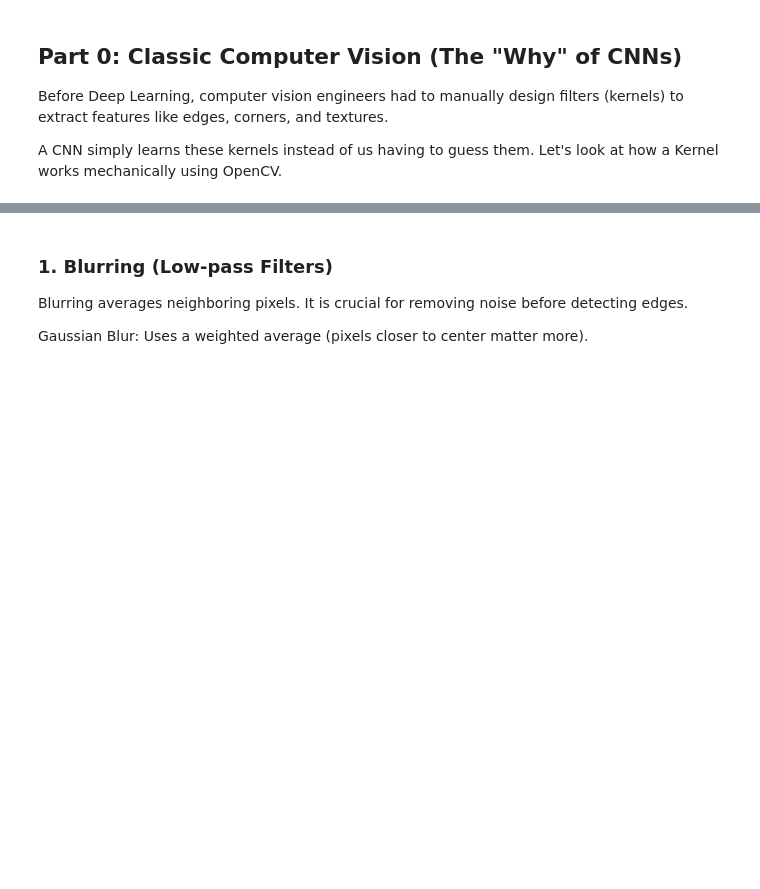
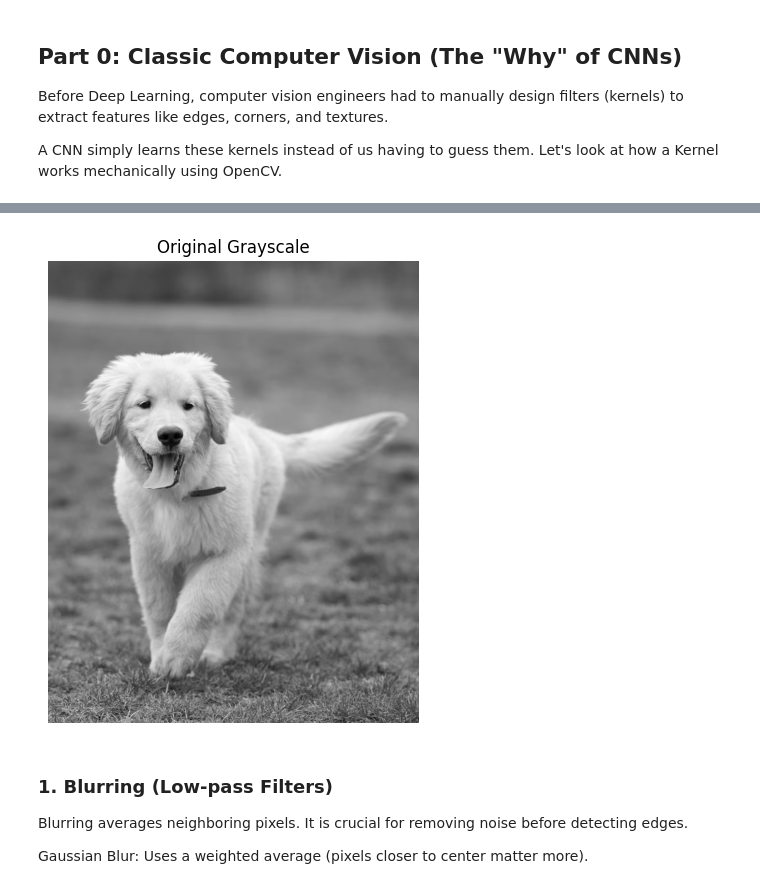
Before and after one commit to bberrium/Picsart-Academy, a Jupyter notebook: Phase 3/DL/notebooks/CV_and_Convolutional_Neural_Networks.ipynb, the cells around one changed output, grey strips where cells are left out. Drawn from its saved outputs; the diff is of its cells as text; code cells hidden in the pictures; blank space fills up the shorter version.

```diff
--- a/Phase 3/DL/notebooks/CV_and_Convolutional_Neural_Networks.ipynb
+++ b/Phase 3/DL/notebooks/CV_and_Convolutional_Neural_Networks.ipynb
@@ -28,13 +46,16 @@ Before Deep Learning, computer vision engineers had to manually design filters (
 
 A CNN simply learns these kernels instead of us having to guess them. Let's look at how a Kernel works mechanically using OpenCV.
 # %%
+%pip install opencv-python
 import cv2
 import numpy as np
 import matplotlib.pyplot as plt
 
 # Download/Load the image (if not already loaded)
 # We use grayscale for classic CV because color adds unnecessary complexity for edges
-img_bgr = cv2.imread("dog.jpg")
+img_bgr = cv2.imread("/home/blueberry/Picsart-Academy/Phase 3/DL/img/dog.jpg")
+if img_bgr is None:
+    raise FileNotFoundError("Image file not found. Please check the path.")
 img_gray = cv2.cvtColor(img_bgr, cv2.COLOR_BGR2GRAY)
 
 def show_cv2(img, title="Image"):
@@ -45,3 +66,4 @@ def show_cv2(img, title="Image"):
     plt.show()
 
 show_cv2(img_gray, "Original Grayscale")
+# %% [output]
@@ -48,3 +74,4 @@ show_cv2(img_gray, "Original Grayscale")
+[figure, added]
 # %% [markdown]
 ### 1. Blurring (Low-pass Filters)
 Blurring averages neighboring pixels. It is crucial for removing noise before detecting edges.
```
Also changed, not shown: parts of 10 cells of this notebook, 5 other files.
